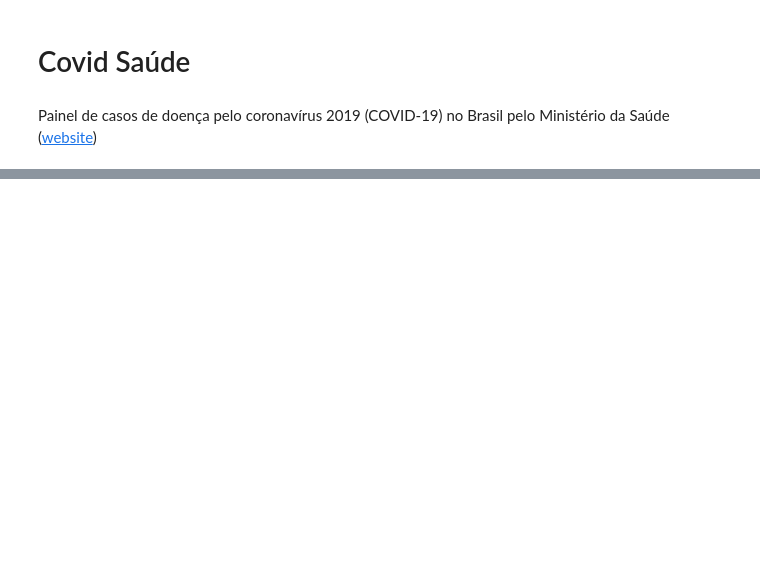
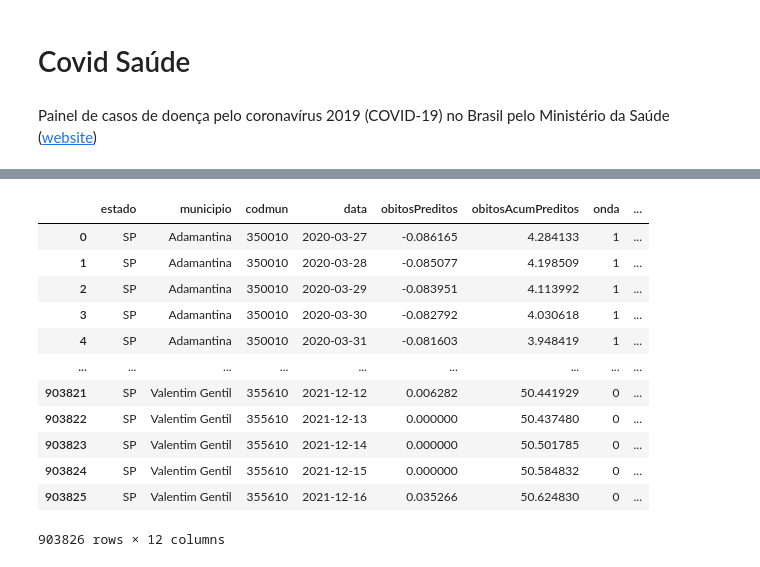
Before and after one commit to lucasnaka/covid19_previsoes_municipios, a Jupyter notebook: notebooks/add_data_processing.ipynb, the cells around one changed output, grey strips where cells are left out. Cells and saved outputs as stored; diff of their text form; code cells hidden in the pictures; blank space fills up the shorter version.

```diff
--- a/notebooks/add_data_processing.ipynb
+++ b/notebooks/add_data_processing.ipynb
@@ -269,0 +277,7 @@ df_covid_saude_mun.to_parquet('../data/app/covid_saude_obitos_diarios_v3.parquet
+# %%
+df_weekly_deaths = pd.read_parquet('../data/app/covid_saude_obito_grouped.parquet')
+df_daily_deaths = pd.read_parquet('../data/app/covid_saude_obitos_diarios.parquet')
+df_depara_levels = pd.read_parquet('../data/app/depara_levels.parquet')
+df_regional_clusters = pd.read_parquet('../data/app/clusters.parquet')
+df_death_predictions = pd.read_parquet('../data/app/death_predictions.parquet')
+df_predictions_waves = pd.read_parquet('../data/app/ajuste_ondas.parquet')
@@ -269,0 +296,16 @@ df_covid_saude_mun.to_parquet('../data/app/covid_saude_obitos_diarios_v3.parquet
+# %%
+df_predictions_waves
+# %% [output]
+|  | estado | municipio | codmun | data | obitosPreditos | obitosAcumPreditos | onda | ... |
+| 0 | SP | Adamantina | 350010 | 2020-03-27 | -0.086165 | 4.284133 | 1 | ... |
+| 1 | SP | Adamantina | 350010 | 2020-03-28 | -0.085077 | 4.198509 | 1 | ... |
+| 2 | SP | Adamantina | 350010 | 2020-03-29 | -0.083951 | 4.113992 | 1 | ... |
+| 3 | SP | Adamantina | 350010 | 2020-03-30 | -0.082792 | 4.030618 | 1 | ... |
+| 4 | SP | Adamantina | 350010 | 2020-03-31 | -0.081603 | 3.948419 | 1 | ... |
+| ... | ... | ... | ... | ... | ... | ... | ... | ... |
+| 903821 | SP | Valentim Gentil | 355610 | 2021-12-12 | 0.006282 | 50.441929 | 0 | ... |
+| 903822 | SP | Valentim Gentil | 355610 | 2021-12-13 | 0.000000 | 50.437480 | 0 | ... |
+| 903823 | SP | Valentim Gentil | 355610 | 2021-12-14 | 0.000000 | 50.501785 | 0 | ... |
+| 903824 | SP | Valentim Gentil | 355610 | 2021-12-15 | 0.000000 | 50.584832 | 0 | ... |
+| 903825 | SP | Valentim Gentil | 355610 | 2021-12-16 | 0.035266 | 50.624830 | 0 | ... |
+903826 rows × 12 columns
```
Also changed, not shown: parts of 7 cells of this notebook, 2 other files.
